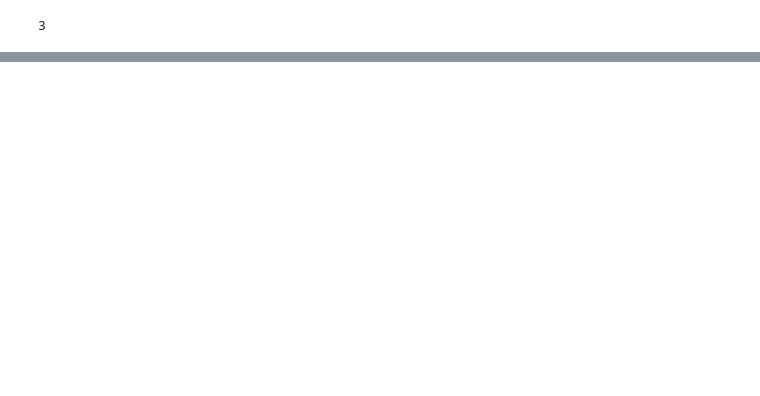
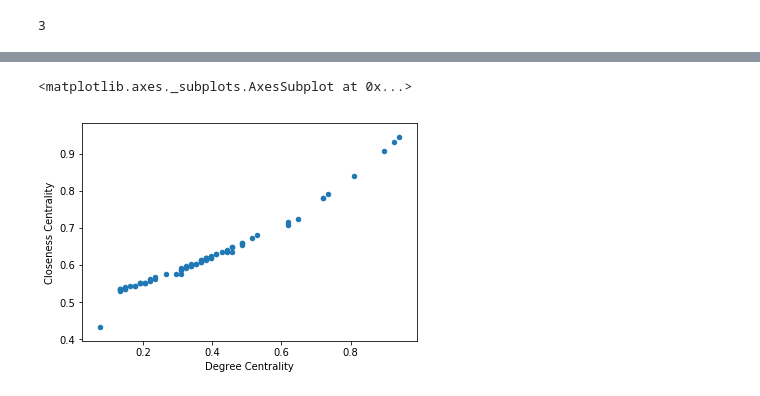
Before and after one commit to austinchan1/Data-620---Web-Analytics, a Jupyter notebook: Homework 2/Homework 2 Part 1 - Graph Visualization.ipynb, the cells around one changed output, grey strips where cells are left out. Cells and saved outputs as stored; diff of their text form; code cells hidden in the pictures; blank space fills up the shorter version.

```diff
--- a/Homework 2/Homework 2 Part 1 - Graph Visualization.ipynb
+++ b/Homework 2/Homework 2 Part 1 - Graph Visualization.ipynb
@@ -87,0 +114,5 @@ EVC_df
+# %%
+Centrality_df.plot.scatter("Degree Centrality","Closeness Centrality")
+# %% [output]
+<matplotlib.axes._subplots.AxesSubplot at 0x...>
+[figure, added]
```
Also changed, not shown: parts of 12 cells of this notebook, 2 other files.
